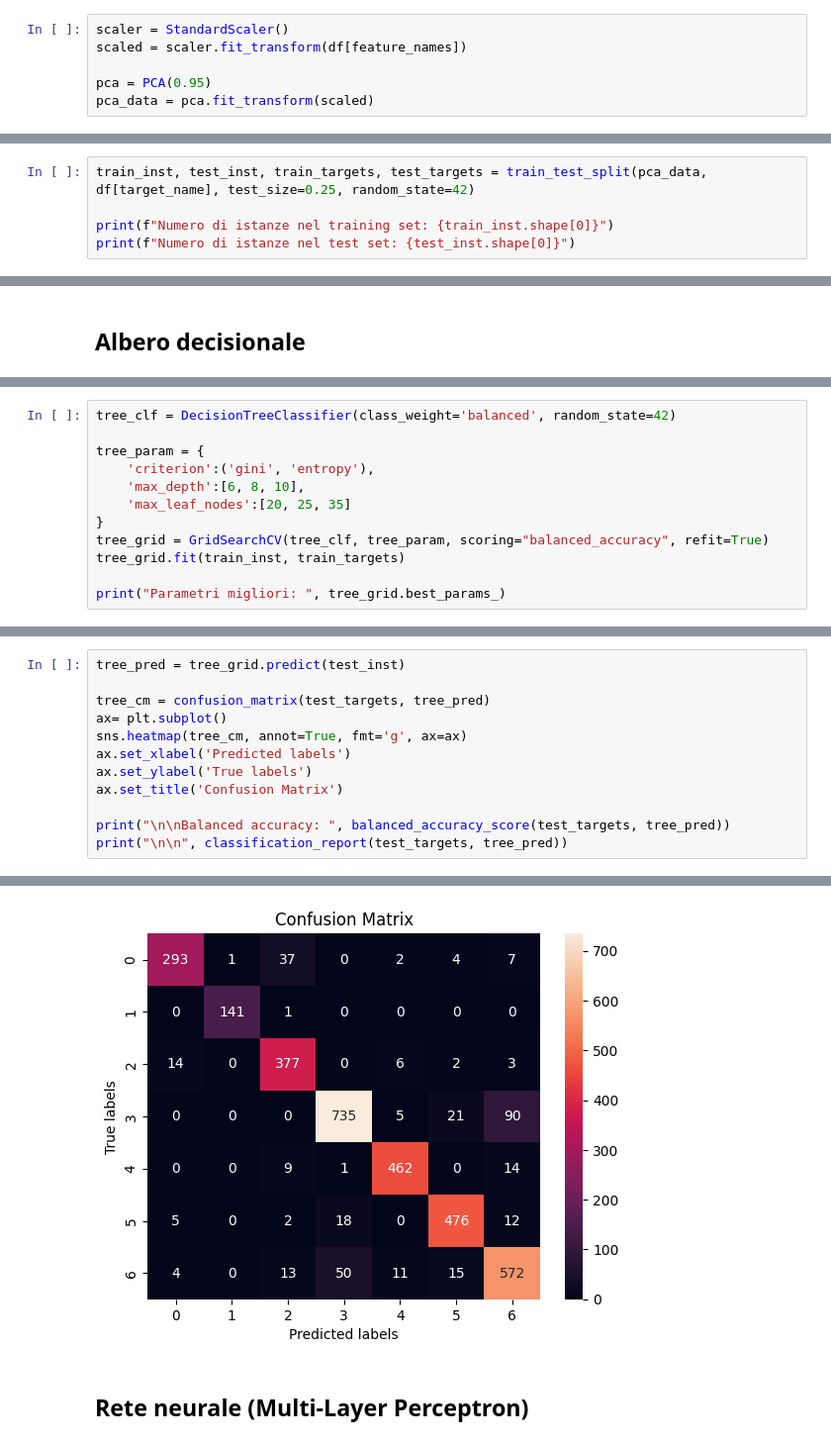
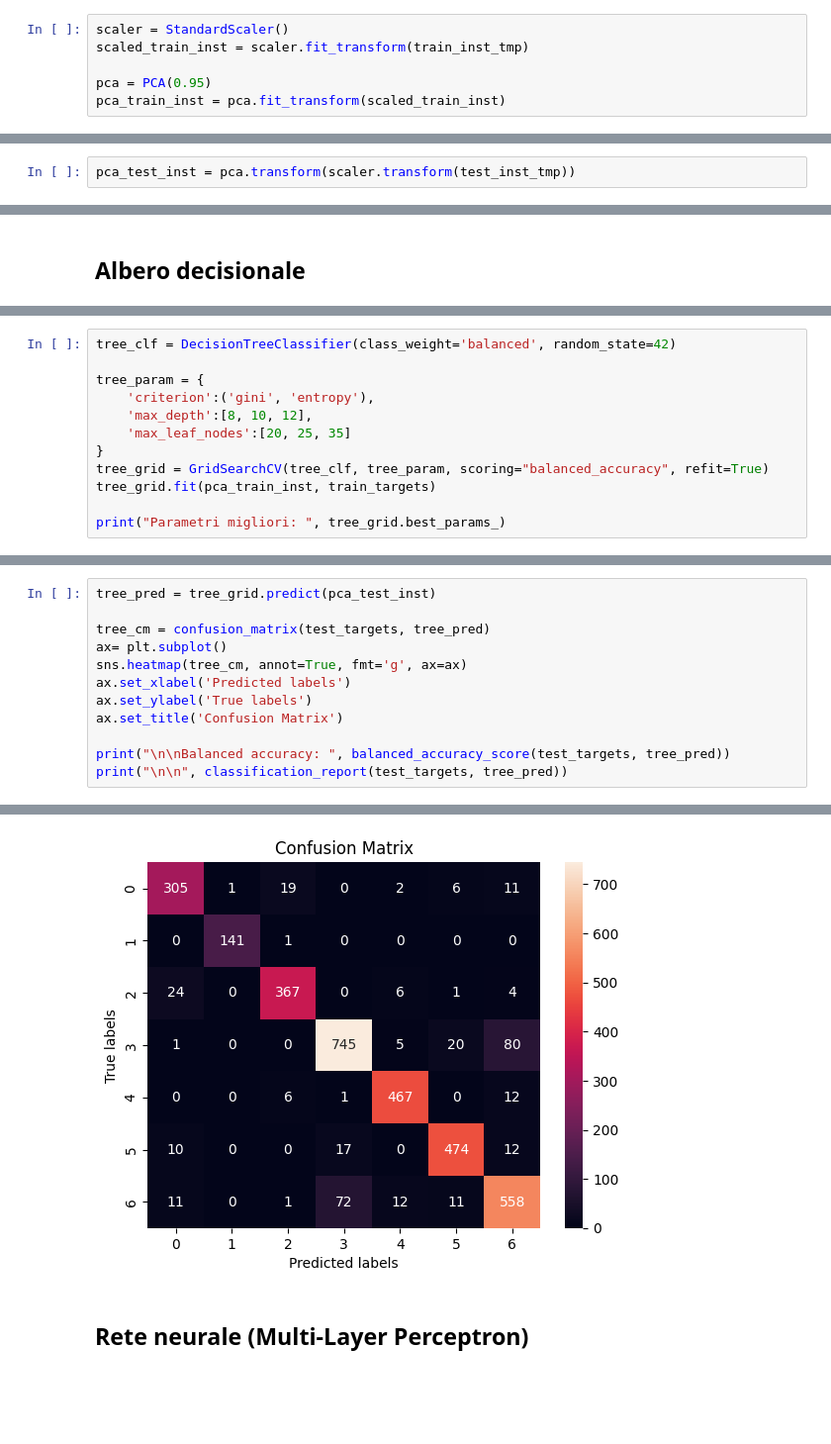
Before and after one commit to mattia010/dry_beans_ML, a Jupyter notebook: dry_beans_notebook.ipynb, the cells around one changed output, grey strips where cells are left out. Shown: that part at 99% size. Drawn from its saved outputs; the diff is of its cells as text; blank space fills up the shorter version.

```diff
--- a/dry_beans_notebook.ipynb
+++ b/dry_beans_notebook.ipynb
@@ -89,6 +99,6 @@ feature_names = list(set(df.columns) - set([target_name]))
 # %%
 scaler = StandardScaler()
-scaled = scaler.fit_transform(df[feature_names])
+scaled_train_inst = scaler.fit_transform(train_inst_tmp)
 
 pca = PCA(0.95)
-pca_data = pca.fit_transform(scaled)
+pca_train_inst = pca.fit_transform(scaled_train_inst)
@@ -119,5 +121,0 @@ Proprio perchè il dataset contiene numerose istanze, inoltre, non sarà necessa
-# %%
-train_inst, test_inst, train_targets, test_targets = train_test_split(pca_data, df[target_name], test_size=0.25, random_state=42)
-
-print(f"Numero di istanze nel training set: {train_inst.shape[0]}")
-print(f"Numero di istanze nel test set: {test_inst.shape[0]}")
@@ -127,3 +124,5 @@ Numero di istanze nel test set: 3403
+# %%
+pca_test_inst = pca.transform(scaler.transform(test_inst_tmp))
 # %% [markdown]
 # Addestramento dei modelli
 # %% [markdown]
@@ -139,11 +136,11 @@ tree_clf = DecisionTreeClassifier(class_weight='balanced', random_state=42)
 
 tree_param = {
     'criterion':('gini', 'entropy'),
-    'max_depth':[6, 8, 10],
+    'max_depth':[8, 10, 12],
     'max_leaf_nodes':[20, 25, 35]
 }
 tree_grid = GridSearchCV(tree_clf, tree_param, scoring="balanced_accuracy", refit=True)
-tree_grid.fit(train_inst, train_targets)
+tree_grid.fit(pca_train_inst, train_targets)
 
 print("Parametri migliori: ", tree_grid.best_params_)
 # %% [output]
@@ -153,5 +150,5 @@ Si verificano le performance del modello trovato usando la porzione di dataset r
 # %%
-tree_pred = tree_grid.predict(test_inst)
+tree_pred = tree_grid.predict(pca_test_inst)
 
 tree_cm = confusion_matrix(test_targets, tree_pred)
 ax= plt.subplot()
@@ -178,7 +175,7 @@ Balanced accuracy:  0.9121207940124937
 
     accuracy                           0.90      3403
    macro avg       0.91      0.91      0.91      3403
 weighted avg       0.90      0.90      0.90      3403
-[figure, old version]
+[figure, new version]
 # %% [markdown]
 ## Rete neurale (Multi-Layer Perceptron)
```
Also changed, not shown: parts of 55 cells of this notebook, 9 other files.
